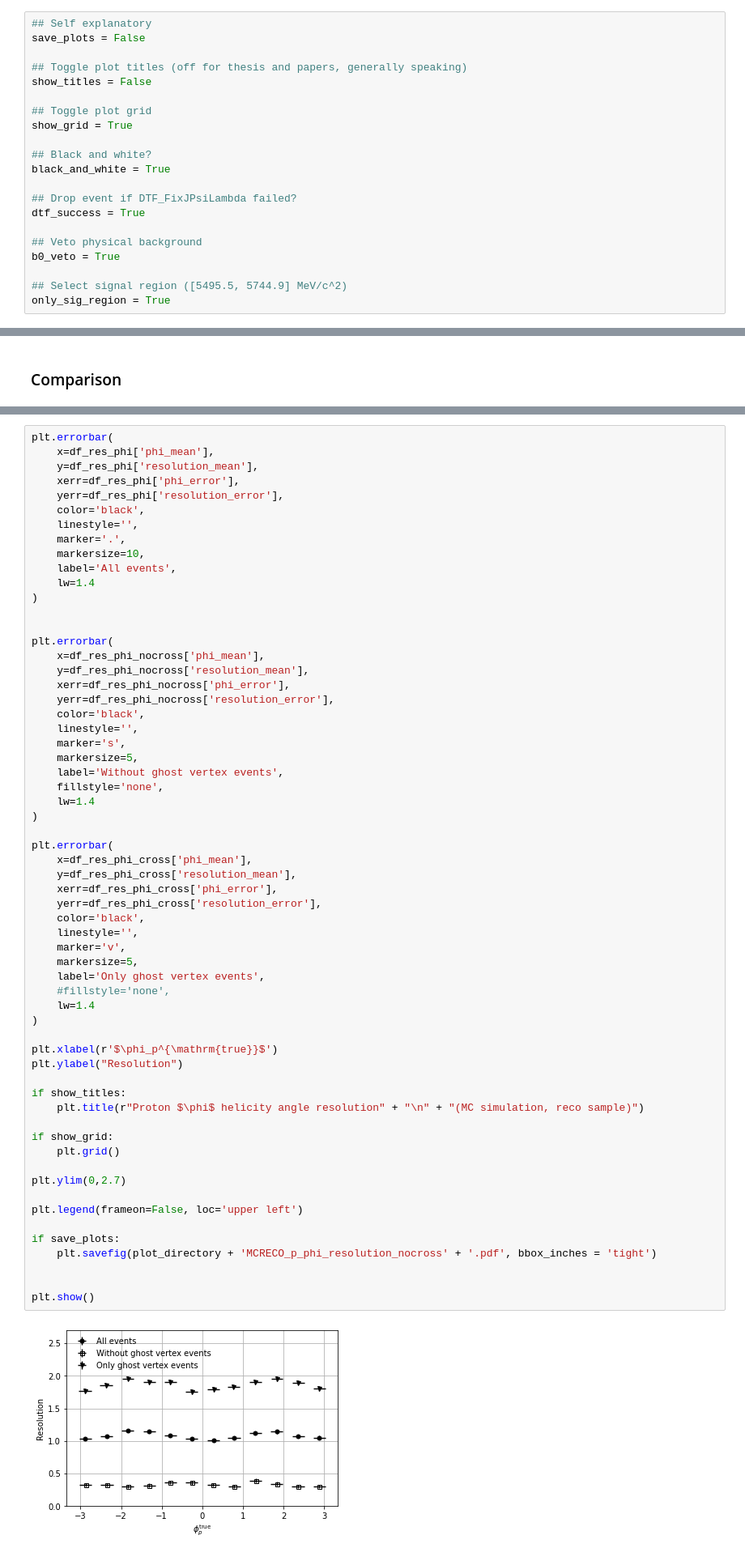
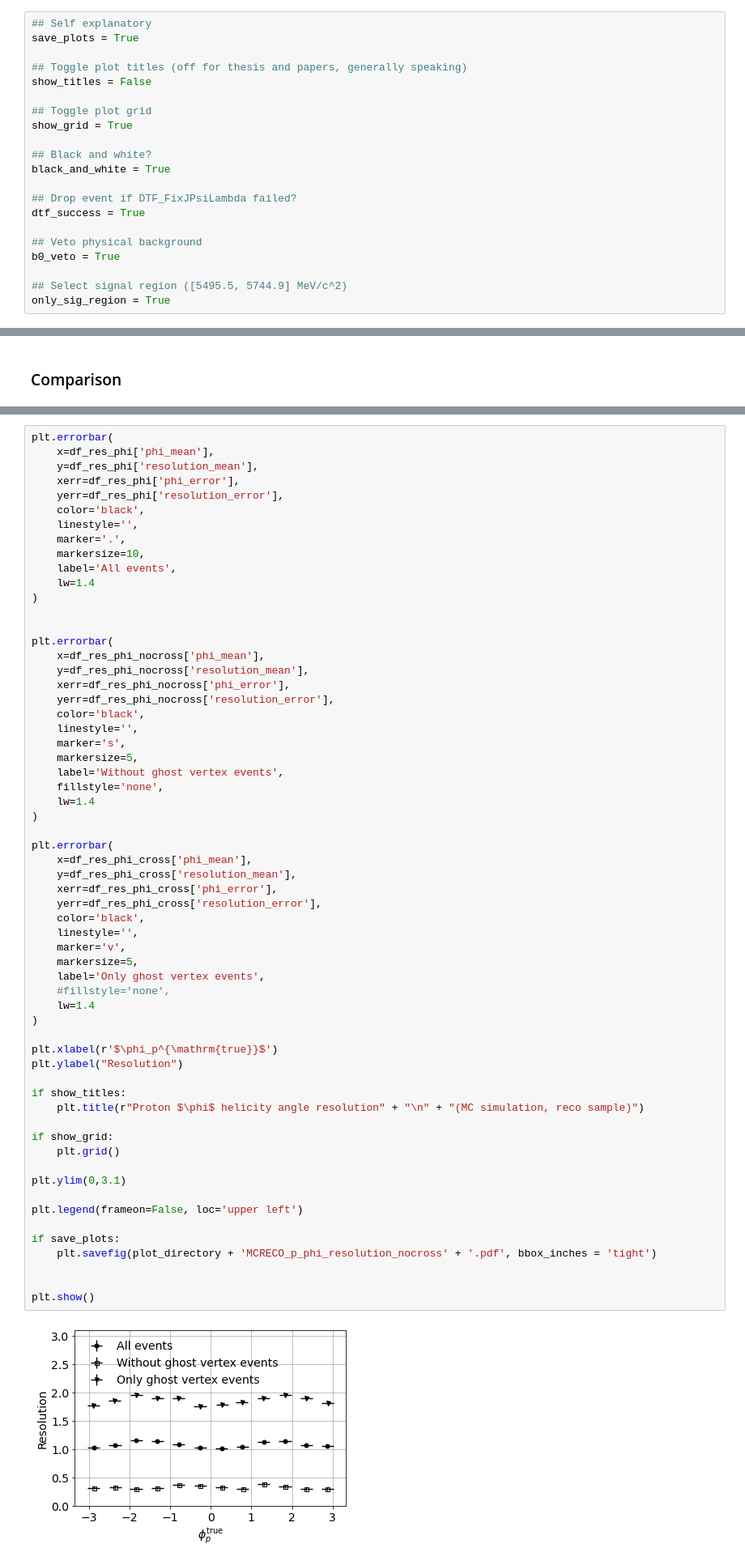
Before and after one commit to alatios/lb2jpsil_lambda-emdm-measurement, a Jupyter notebook: 06_proton_angle_resolutions.ipynb, the cells around one changed output, grey strips where cells are left out. Shown at 81% size. Saved outputs shown, nothing was run; the diff lists cells and outputs as text.

```diff
--- a/06_proton_angle_resolutions.ipynb
+++ b/06_proton_angle_resolutions.ipynb
@@ -9,6 +15,6 @@ from lb2jpsil import lorentz
 # %%
 ## Self explanatory
-save_plots = False
+save_plots = True
 
 ## Toggle plot titles (off for thesis and papers, generally speaking)
 show_titles = False
@@ -1755,35 +1761,35 @@ plt.errorbar(
     y=df_res_phi_cross['resolution_mean'],
     xerr=df_res_phi_cross['phi_error'],
     yerr=df_res_phi_cross['resolution_error'],
     color='black',
     linestyle='',
     marker='v',
     markersize=5,
     label='Only ghost vertex events',
     #fillstyle='none',
     lw=1.4
 )
 
 plt.xlabel(r'$\phi_p^{\mathrm{true}}$')
 plt.ylabel("Resolution")
 
 if show_titles:
     plt.title(r"Proton $\phi$ helicity angle resolution" + "\n" + "(MC simulation, reco sample)")
 
 if show_grid:
     plt.grid()
 
-plt.ylim(0,2.7)
+plt.ylim(0,3.1)
 
 plt.legend(frameon=False, loc='upper left')
 
 if save_plots:
     plt.savefig(plot_directory + 'MCRECO_p_phi_resolution_nocross' + '.pdf', bbox_inches = 'tight')
 
 
 plt.show()
 # %% [output]
-[figure, old version]
+[figure, new version]
 # %%
 np.mean(df_res_theta['resolution_mean'])
 # %% [output]
```
Also changed, not shown: parts of 19 cells of this notebook, 3 other files.
